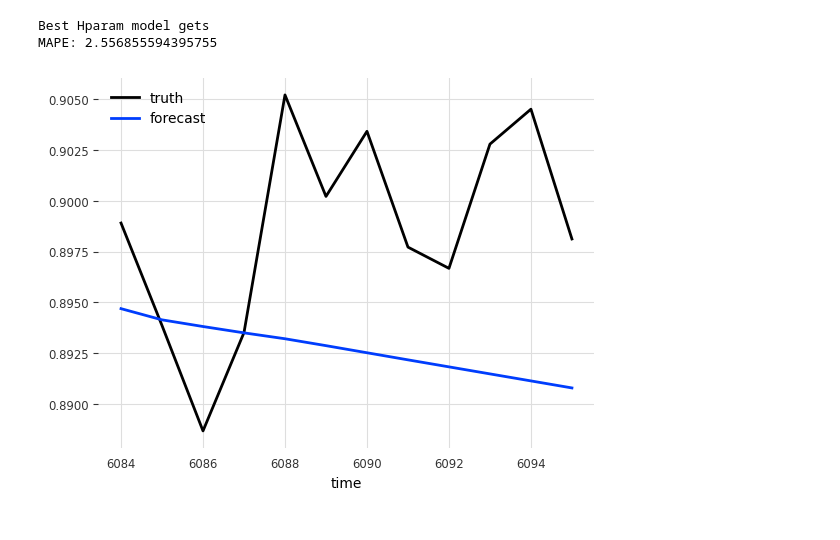
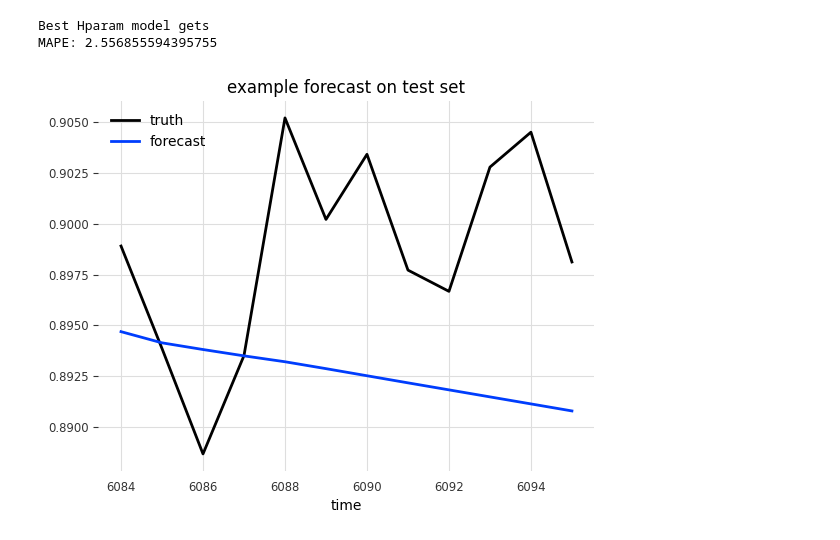
Before and after one commit to MarthyGarcia/IFT6759_B_H23, a Jupyter notebook: notebooks/1.0-wgc-initial-data-exploration.ipynb, the cells around one changed output. Saved outputs shown, nothing was run; the diff lists cells and outputs as text; code cells hidden in the pictures.

Commit message:
added title

```diff
--- a/notebooks/1.0-wgc-initial-data-exploration.ipynb
+++ b/notebooks/1.0-wgc-initial-data-exploration.ipynb
@@ -113,6 +113,8 @@ MAPE: 2.556855594395755
 # %%
 forecast = model.predict(n=12, series=test[0:15])
 test[15:15+12].plot(label='truth')
 forecast.plot(label='forecast')
+plt.title('example forecast on test set')
+plt.show()
 # %% [output]
-[figure, old version]
+[figure, new version]
```
